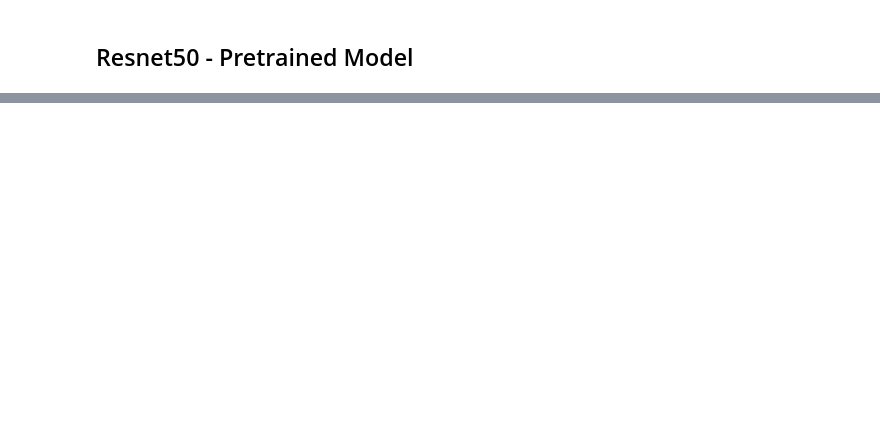
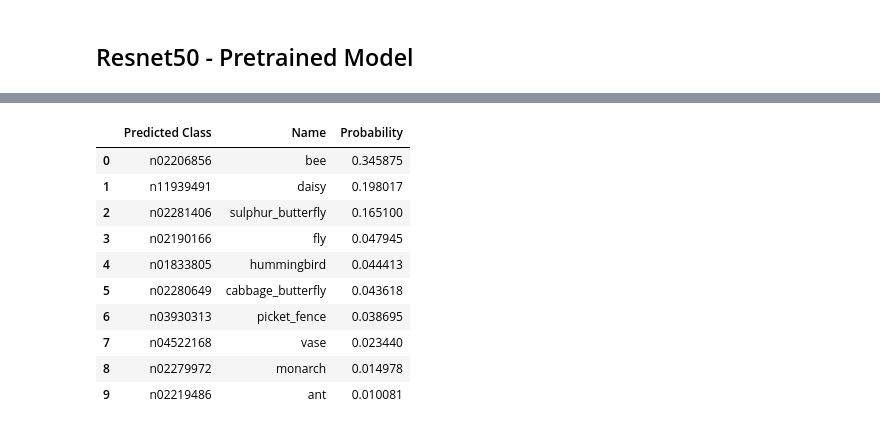
Before and after one commit to Unchana19/deep-learning, a Jupyter notebook: 08_Using_Pretrained_CNNs_HW.ipynb, the cells around one changed output, grey strips where cells are left out. Cells and saved outputs as stored; diff of their text form; code cells hidden in the pictures; blank space fills up the shorter version.

```diff
--- a/08_Using_Pretrained_CNNs_HW.ipynb
+++ b/08_Using_Pretrained_CNNs_HW.ipynb
@@ -130,3 +128,7 @@ predict_image(vgg16_model, img_path, vgg16.preprocess_input, vgg16.decode_predic
 
 # It will download the weights that might take a while
 # Also, the summary will be quite long, since Resnet50 is a much larger network than VGG16
+from tensorflow.keras.applications import resnet50
+
+resnet50_model = resnet50.ResNet50(weights='imagenet')
+resnet50_model.summary()
@@ -133,2 +153,4 @@ predict_image(vgg16_model, img_path, vgg16.preprocess_input, vgg16.decode_predic
 # %%
 # Predict Results
+predict_image(resnet50_model, img_path, resnet50.preprocess_input, resnet50.decode_predictions)
+# %% [output]
@@ -134,0 +158,11 @@ predict_image(vgg16_model, img_path, vgg16.preprocess_input, vgg16.decode_predic
+|  | Predicted Class | Name | Probability |
+| 0 | n02206856 | bee | 0.345875 |
+| 1 | n11939491 | daisy | 0.198017 |
+| 2 | n02281406 | sulphur_butterfly | 0.165100 |
+| 3 | n02190166 | fly | 0.047945 |
+| 4 | n01833805 | hummingbird | 0.044413 |
+| 5 | n02280649 | cabbage_butterfly | 0.043618 |
+| 6 | n03930313 | picket_fence | 0.038695 |
+| 7 | n04522168 | vase | 0.023440 |
+| 8 | n02279972 | monarch | 0.014978 |
+| 9 | n02219486 | ant | 0.010081 |
```
Also changed, not shown: parts of 6 cells of this notebook, 5 other files.
